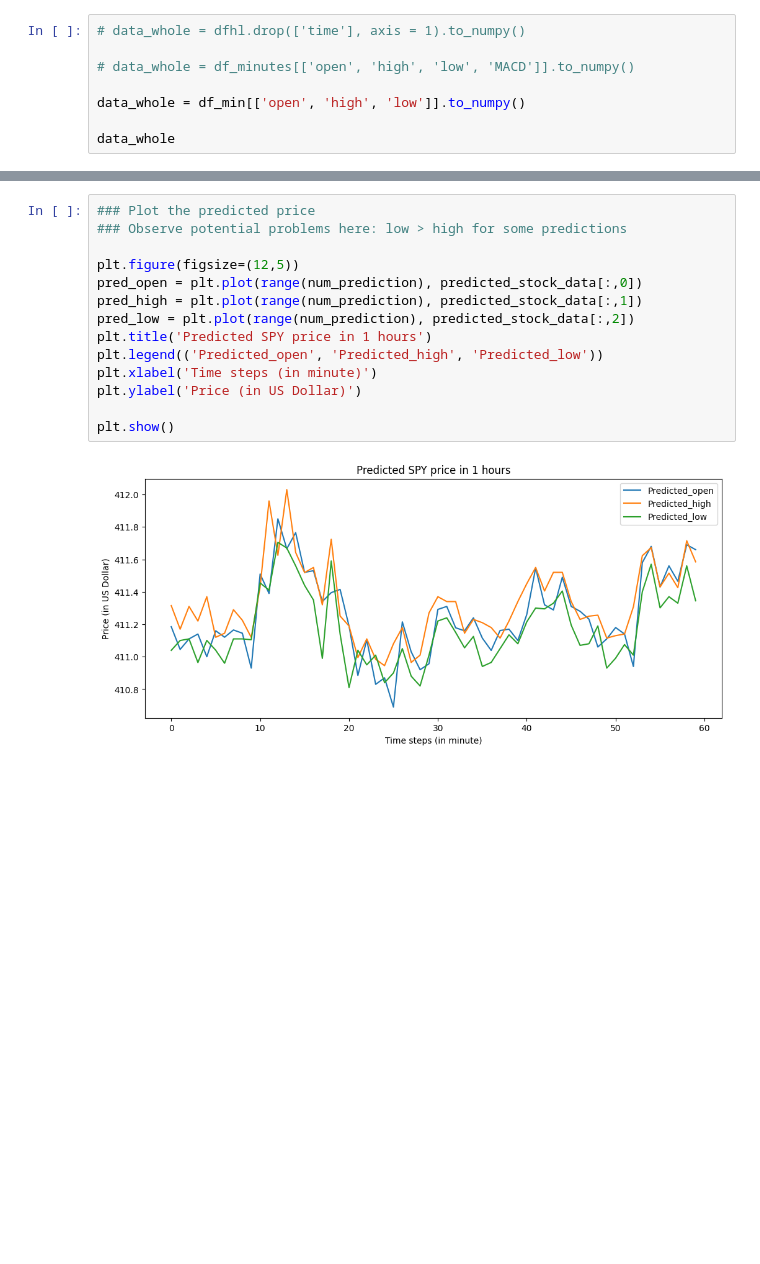
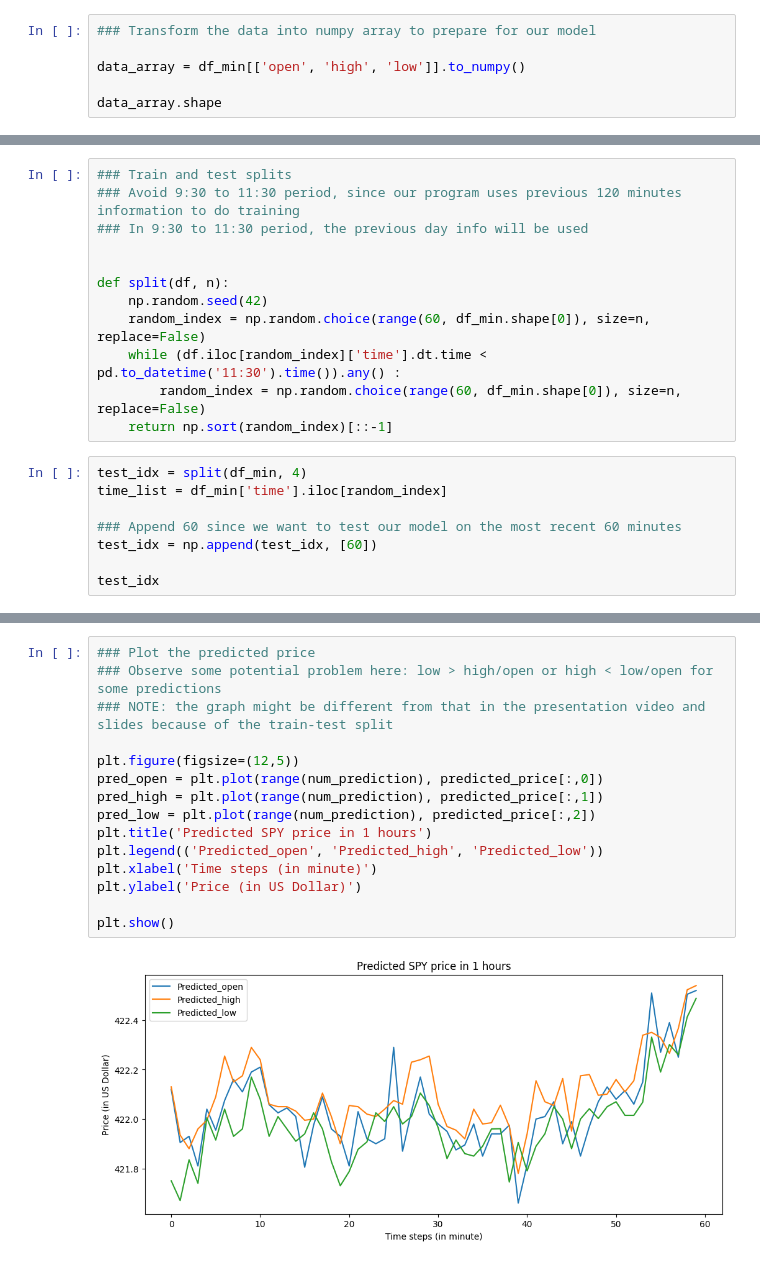
Before and after one commit to SailunZ/ErdosProject_Spring_2023, a Jupyter notebook: HMM.ipynb, the cells around one changed output, grey strips where cells are left out. Drawn from its saved outputs; the diff is of its cells as text; blank space fills up the shorter version.

```diff
--- a/HMM.ipynb
+++ b/HMM.ipynb
@@ -89,9 +37,7 @@ df_min.head()
 # %%
-# data_whole = dfhl.drop(['time'], axis = 1).to_numpy()
+### Transform the data into numpy array to prepare for our model
 
-# data_whole = df_minutes[['open', 'high', 'low', 'MACD']].to_numpy()
+data_array = df_min[['open', 'high', 'low']].to_numpy()
 
-data_whole = df_min[['open', 'high', 'low']].to_numpy()
-
-data_whole
+data_array.shape
 # %% [output]
@@ -132,0 +45,20 @@ print(time_list, test_idx)
+# %%
+### Train and test splits
+### Avoid 9:30 to 11:30 period, since our program uses previous 120 minutes information to do training
+### In 9:30 to 11:30 period, the previous day info will be used
+
+
+def split(df, n):
+    np.random.seed(42)
+    random_index = np.random.choice(range(60, df_min.shape[0]), size=n, replace=False)
+    while (df.iloc[random_index]['time'].dt.time < pd.to_datetime('11:30').time()).any() :
+        random_index = np.random.choice(range(60, df_min.shape[0]), size=n, replace=False)
+    return np.sort(random_index)[::-1]
+# %%
+test_idx = split(df_min, 4)
+time_list = df_min['time'].iloc[random_index]
+
+### Append 60 since we want to test our model on the most recent 60 minutes
+test_idx = np.append(test_idx, [60])
+
+test_idx
@@ -216,18 +150,19 @@ print(np.mean(np.array(MAE_opens)), np.mean(np.array(MAE_highs)), np.mean(np.arr
 # %%
 ### Plot the predicted price
-### Observe potential problems here: low > high for some predictions
+### Observe some potential problem here: low > high/open or high < low/open for some predictions
+### NOTE: the graph might be different from that in the presentation video and slides because of the train-test split
 
 plt.figure(figsize=(12,5))
-pred_open = plt.plot(range(num_prediction), predicted_stock_data[:,0])
-pred_high = plt.plot(range(num_prediction), predicted_stock_data[:,1])
-pred_low = plt.plot(range(num_prediction), predicted_stock_data[:,2])
+pred_open = plt.plot(range(num_prediction), predicted_price[:,0])
+pred_high = plt.plot(range(num_prediction), predicted_price[:,1])
+pred_low = plt.plot(range(num_prediction), predicted_price[:,2])
 plt.title('Predicted SPY price in 1 hours')
 plt.legend(('Predicted_open', 'Predicted_high', 'Predicted_low'))
 plt.xlabel('Time steps (in minute)')
 plt.ylabel('Price (in US Dollar)')
 
 plt.show()
 # %% [output]
-[figure, old version]
+[figure, new version]
 # %%
 ### Plot high price comparison
```
Also changed, not shown: parts of 17 cells of this notebook.
